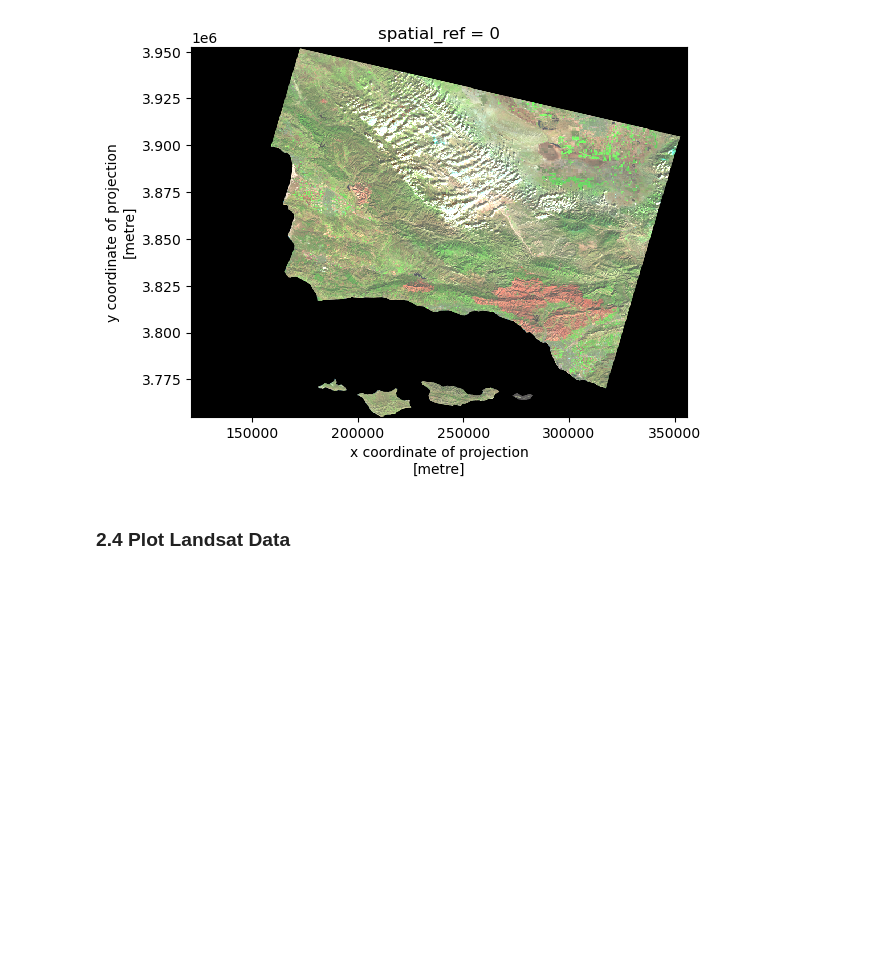
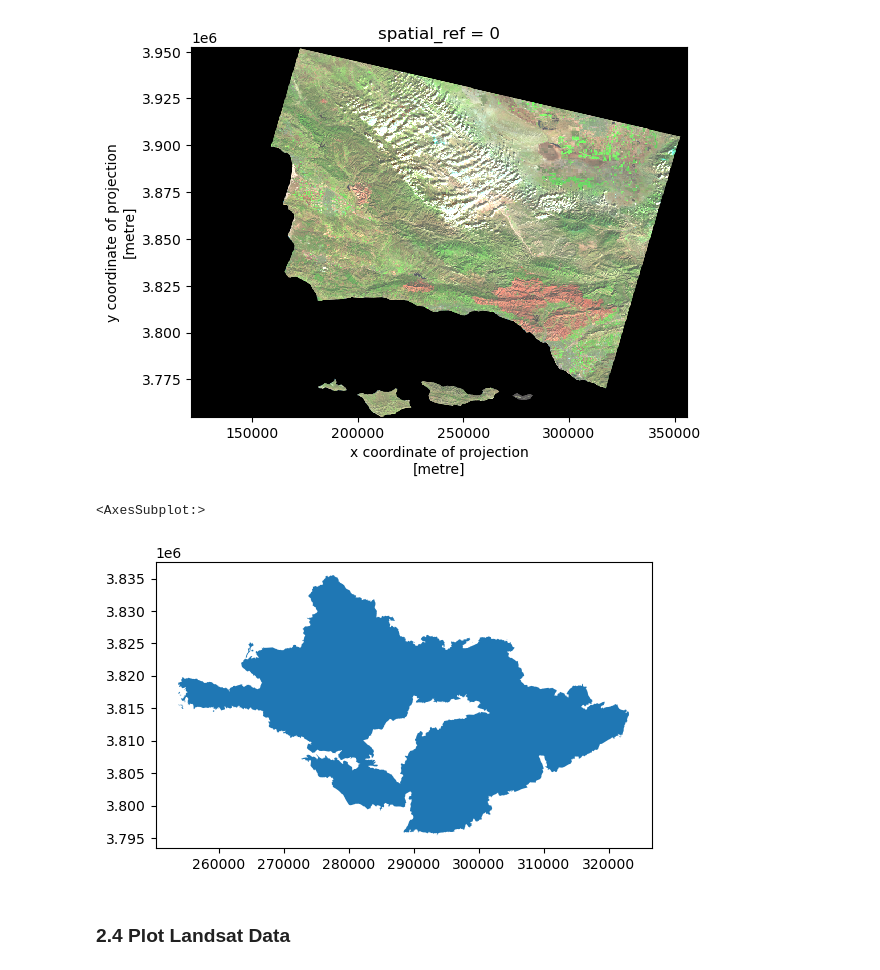
Before and after one commit to kristinaglass/presentation-ready-repo, a Jupyter notebook: thomas_fire_analysis.ipynb, the cells around one changed output. Saved outputs shown, nothing was run; the diff lists cells and outputs as text; code cells hidden in the pictures; blank space fills up the shorter version.

```diff
--- a/thomas_fire_analysis.ipynb
+++ b/thomas_fire_analysis.ipynb
@@ -220,6 +232,11 @@ landsat[['swir22', 'nir08', 'red']].to_array().plot.imshow(robust = True)
 # %% [output]
 <matplotlib.image.AxesImage at 0x...>
 [figure]
+# %%
+thomas.plot()
+# %% [output]
+<AxesSubplot:>
+[figure, added]
 # %% [markdown]
 ### 2.4 Plot Landsat Data
 # %%
```
Also changed, not shown: parts of 6 cells of this notebook.
